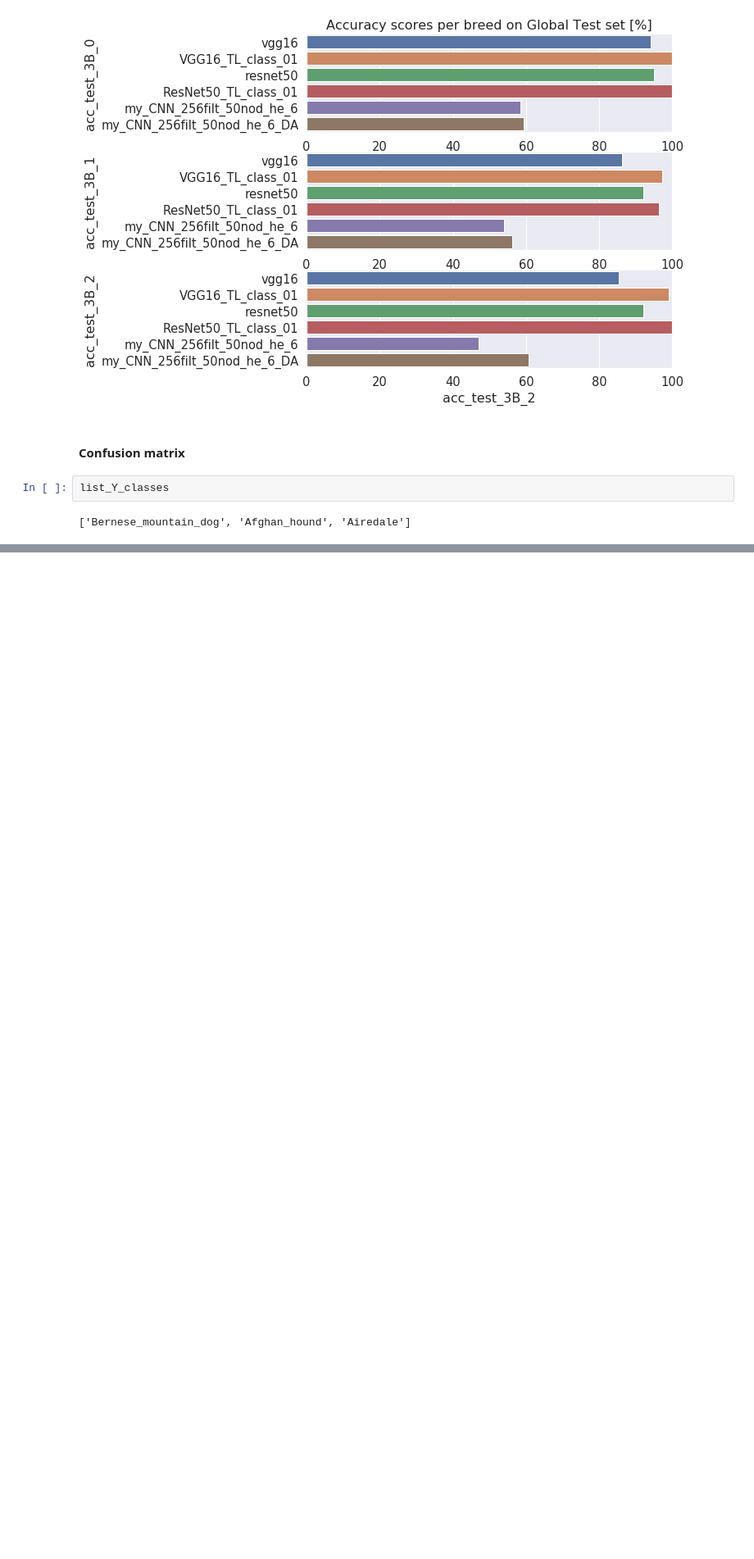
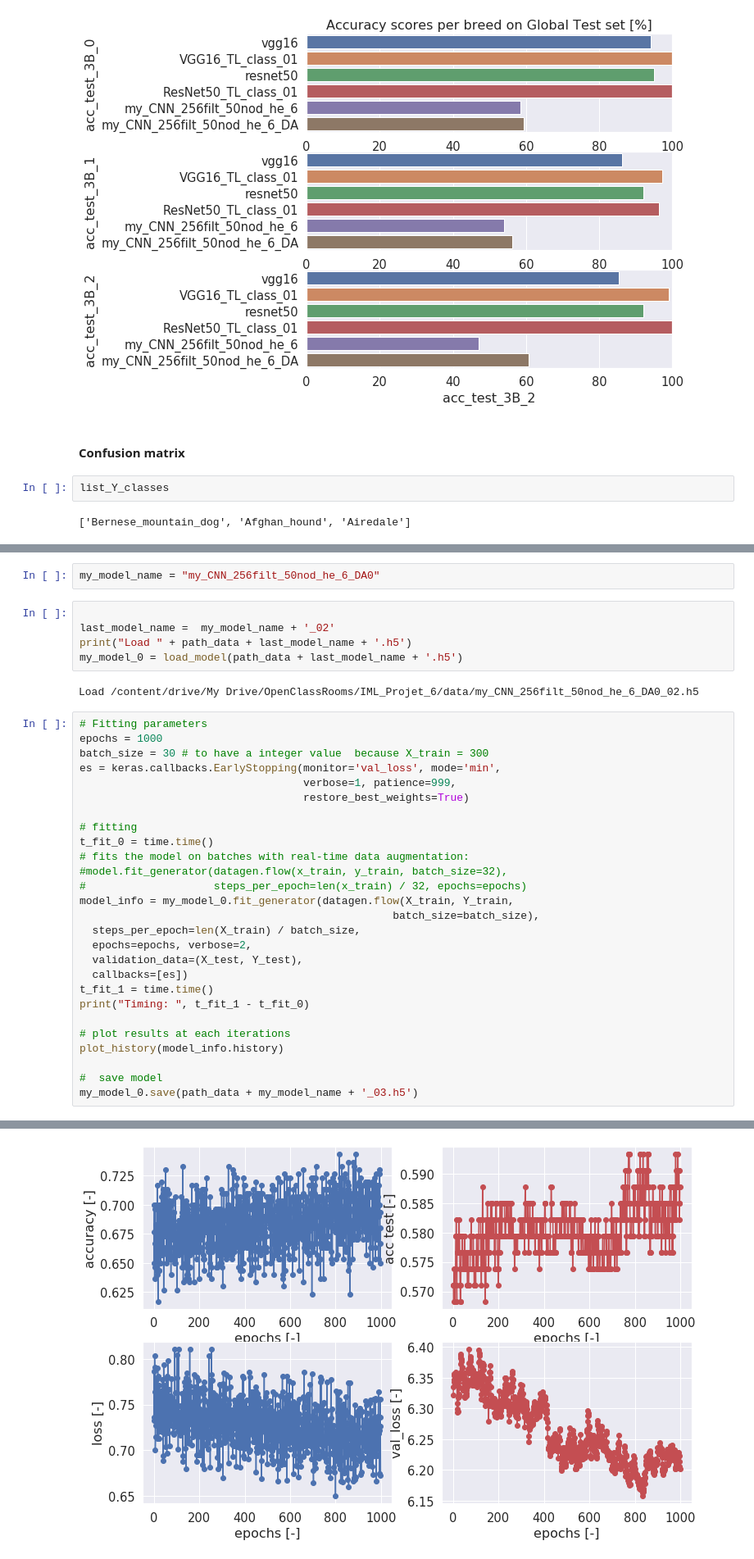
Before and after one commit to jeugregg/DeepLearningPictureDogs, a Jupyter notebook: 08_OC_IML_Project_6_my_neural_network_DAugm_01.ipynb, the cells around one changed output, grey strips where cells are left out. Shown at 82% size. Saved outputs shown, nothing was run; the diff lists cells and outputs as text; blank space fills up the shorter version.

```diff
--- a/08_OC_IML_Project_6_my_neural_network_DAugm_01.ipynb
+++ b/08_OC_IML_Project_6_my_neural_network_DAugm_01.ipynb
@@ -1044,0 +1391,37 @@ Confusion matrix, without normalization
+# %%
+my_model_name = "my_CNN_256filt_50nod_he_6_DA0"
+# %%
+
+last_model_name =  my_model_name + '_02'
+print("Load " + path_data + last_model_name + '.h5')
+my_model_0 = load_model(path_data + last_model_name + '.h5')
+# %% [output]
+Load /content/drive/My Drive/OpenClassRooms/IML_Projet_6/data/my_CNN_256filt_50nod_he_6_DA0_02.h5
+# %%
+# Fitting parameters
+epochs = 1000
+batch_size = 30 # to have a integer value  because X_train = 300
+es = keras.callbacks.EarlyStopping(monitor='val_loss', mode='min',
+                                   verbose=1, patience=999,
+                                   restore_best_weights=True)
+
+# fitting
+t_fit_0 = time.time()
+# fits the model on batches with real-time data augmentation:
+#model.fit_generator(datagen.flow(x_train, y_train, batch_size=32),
+#                    steps_per_epoch=len(x_train) / 32, epochs=epochs)
+model_info = my_model_0.fit_generator(datagen.flow(X_train, Y_train,
+                                                 batch_size=batch_size),
+  steps_per_epoch=len(X_train) / batch_size,
+  epochs=epochs, verbose=2,
+  validation_data=(X_test, Y_test),
+  callbacks=[es])
+t_fit_1 = time.time()
+print("Timing: ", t_fit_1 - t_fit_0)
+
+# plot results at each iterations
+plot_history(model_info.history)
+
+#  save model
+my_model_0.save(path_data + my_model_name + '_03.h5')
+# %% [output]
@@ -1044,0 +1445 @@ Confusion matrix, without normalization
+[figure, added]
```
Also changed, not shown: parts of 59 cells of this notebook, 1 other file.
